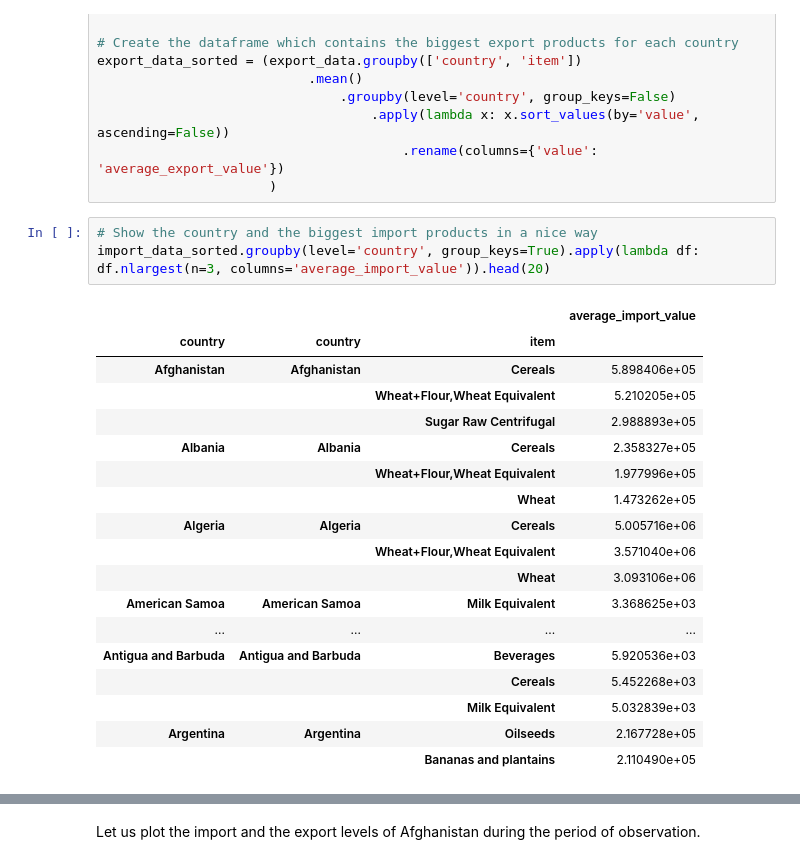
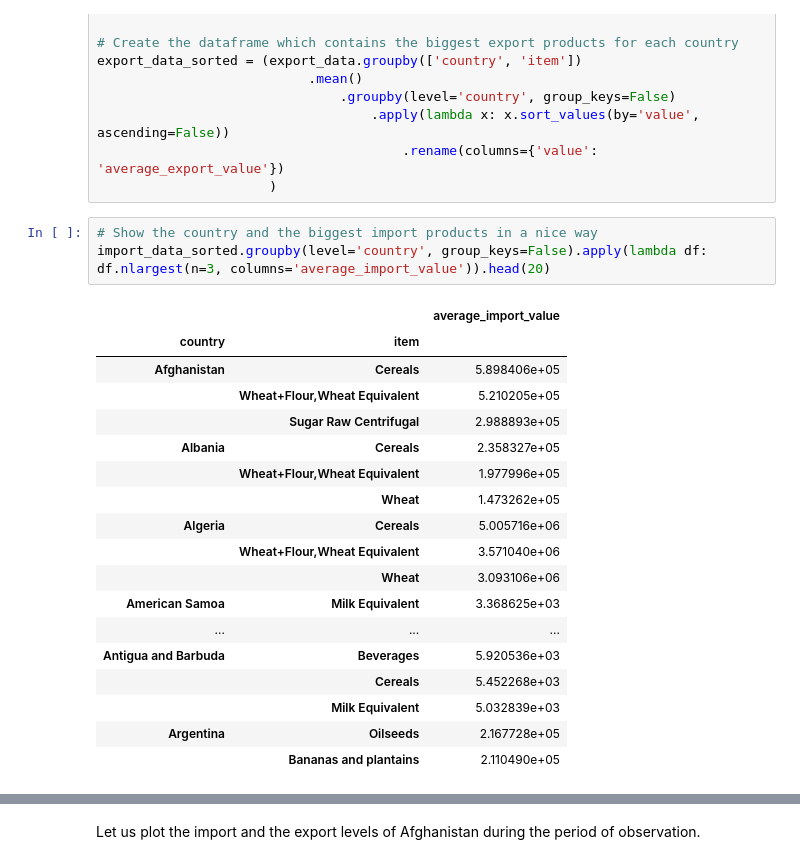
Before and after one commit to pull-fiction/make-crops-not-war, a Jupyter notebook: notebooks/analysis_import_export_data.ipynb, the cells around one changed output, grey strips where cells are left out. Saved outputs shown, nothing was run; the diff lists cells and outputs as text.

```diff
--- a/notebooks/analysis_import_export_data.ipynb
+++ b/notebooks/analysis_import_export_data.ipynb
@@ -121,25 +121,25 @@ export_data_sorted = (export_data.groupby(['country', 'item'])
                       )
 # %%
 # Show the country and the biggest import products in a nice way
-import_data_sorted.groupby(level='country', group_keys=True).apply(lambda df: df.nlargest(n=3, columns='average_import_value')).head(20)
+import_data_sorted.groupby(level='country', group_keys=False).apply(lambda df: df.nlargest(n=3, columns='average_import_value')).head(20)
 # %% [output]
-|  |  |  | average_import_value |
-| country | country | item |  |
-| Afghanistan | Afghanistan | Cereals | 5.898406e+05 |
-|  |  | Wheat+Flour,Wheat Equivalent | 5.210205e+05 |
-|  |  | Sugar Raw Centrifugal | 2.988893e+05 |
-| Albania | Albania | Cereals | 2.358327e+05 |
-|  |  | Wheat+Flour,Wheat Equivalent | 1.977996e+05 |
-|  |  | Wheat | 1.473262e+05 |
-| Algeria | Algeria | Cereals | 5.005716e+06 |
-|  |  | Wheat+Flour,Wheat Equivalent | 3.571040e+06 |
-|  |  | Wheat | 3.093106e+06 |
-| American Samoa | American Samoa | Milk Equivalent | 3.368625e+03 |
-| ... | ... | ... | ... |
-| Antigua and Barbuda | Antigua and Barbuda | Beverages | 5.920536e+03 |
-|  |  | Cereals | 5.452268e+03 |
-|  |  | Milk Equivalent | 5.032839e+03 |
-| Argentina | Argentina | Oilseeds | 2.167728e+05 |
-|  |  | Bananas and plantains | 2.110490e+05 |
+|  |  | average_import_value |
+| country | item |  |
+| Afghanistan | Cereals | 5.898406e+05 |
+|  | Wheat+Flour,Wheat Equivalent | 5.210205e+05 |
+|  | Sugar Raw Centrifugal | 2.988893e+05 |
+| Albania | Cereals | 2.358327e+05 |
+|  | Wheat+Flour,Wheat Equivalent | 1.977996e+05 |
+|  | Wheat | 1.473262e+05 |
+| Algeria | Cereals | 5.005716e+06 |
+|  | Wheat+Flour,Wheat Equivalent | 3.571040e+06 |
+|  | Wheat | 3.093106e+06 |
+| American Samoa | Milk Equivalent | 3.368625e+03 |
+| ... | ... | ... |
+| Antigua and Barbuda | Beverages | 5.920536e+03 |
+|  | Cereals | 5.452268e+03 |
+|  | Milk Equivalent | 5.032839e+03 |
+| Argentina | Oilseeds | 2.167728e+05 |
+|  | Bananas and plantains | 2.110490e+05 |
 # %%
 # Show the country and the biggest export products in a nice way
```
Also changed, not shown: parts of 1 cell of this notebook.
